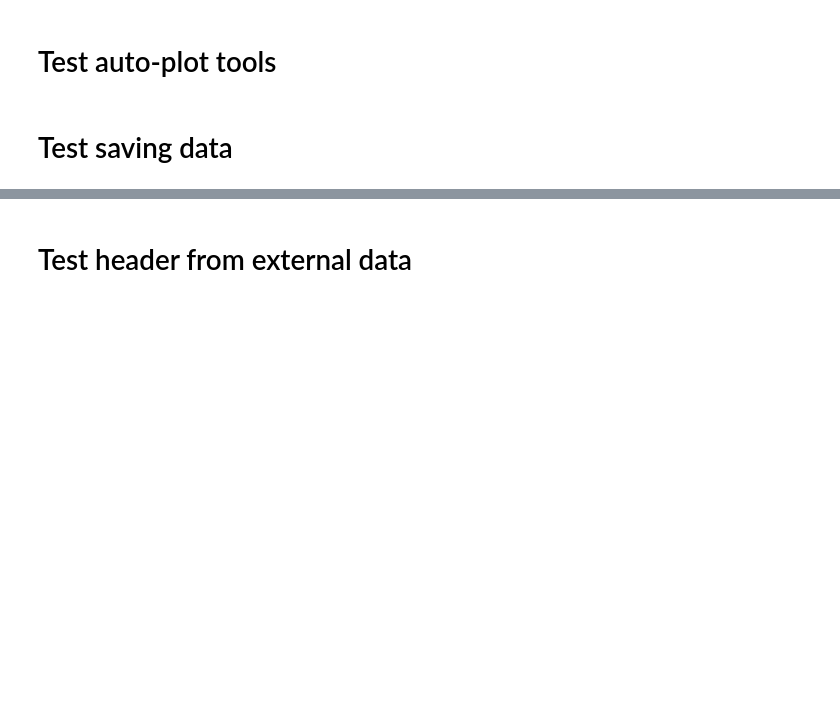
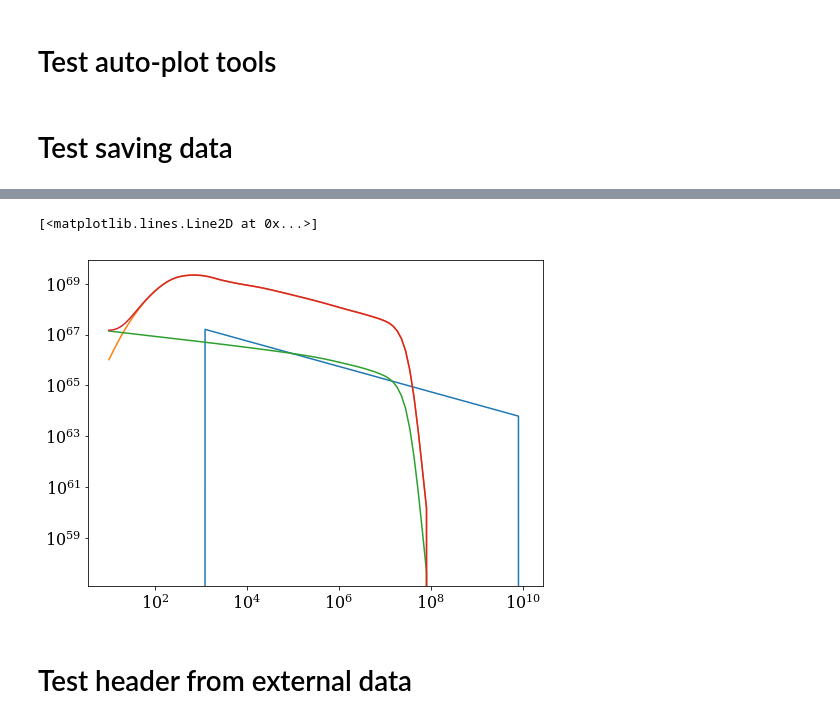
Before and after one commit to renlliang3/ClusterModel, a Jupyter notebook: notebook/model_developement.ipynb, the cells around one changed output, grey strips where cells are left out. Saved outputs shown, nothing was run; the diff lists cells and outputs as text; code cells hidden in the pictures; blank space fills up the shorter version.

```diff
--- a/notebook/model_developement.ipynb
+++ b/notebook/model_developement.ipynb
@@ -22,6 +22,8 @@ from ClusterModel.ClusterTools import cluster_spectra
 from ClusterModel.ClusterTools import cluster_global
 from ClusterModel.ClusterTools import cluster_xspec
 # %%
+outdir = '/Users/adam/Desktop/Test'
+
 dat_dir = os.getenv('CTAPHYS_EDAT_DIR')
 
 pspc_data_file = dat_dir+'/ROSAT/RASS_1_2048.fits'
@@ -269,6 +271,6 @@ cluster.plot(prod_list=['profile'])
 # Test saving data
 # %%
 cluster = model.Cluster(silent=True)
-cluster.output_dir = '/Users/adam/Desktop/test'
+cluster.output_dir = outdir
 # %%
 cluster.save_spectra()
@@ -279,7 +306,11 @@ new_table = Table.read(cluster.output_dir+'/SPECTRA.fits')
 # %%
-plt.loglog(new_table['Energy'], new_table['Spec_CRp'])
-plt.loglog(new_table['Energy'], new_table['Spec_gamma_sph']*1e75)
-plt.loglog(new_table['Energy'], new_table['Spec_gamma_cyl']*1e75)
+plt.loglog(new_table['Energy'], new_table['Energy']**2*new_table['CRp'])
+plt.loglog(new_table['Energy'], new_table['Energy']**2*new_table['gamma']*1e75)
+plt.loglog(new_table['Energy'], new_table['Energy']**2*new_table['IC']*1e75)
+plt.loglog(new_table['Energy'], new_table['Energy']**2*(new_table['IC']+new_table['gamma'])*1e75)
+# %% [output]
+[<matplotlib.lines.Line2D at 0x...>]
+[figure, added]
 # %% [markdown]
 # Test header from external data
 # %%
```
Also changed, not shown: parts of 53 cells of this notebook.
